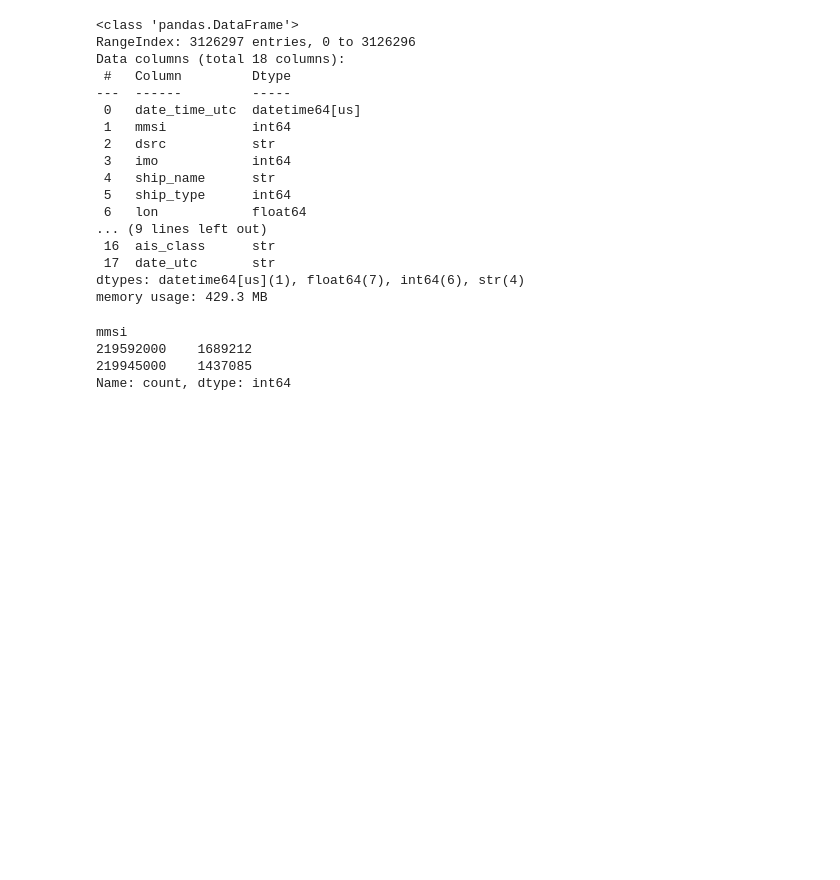
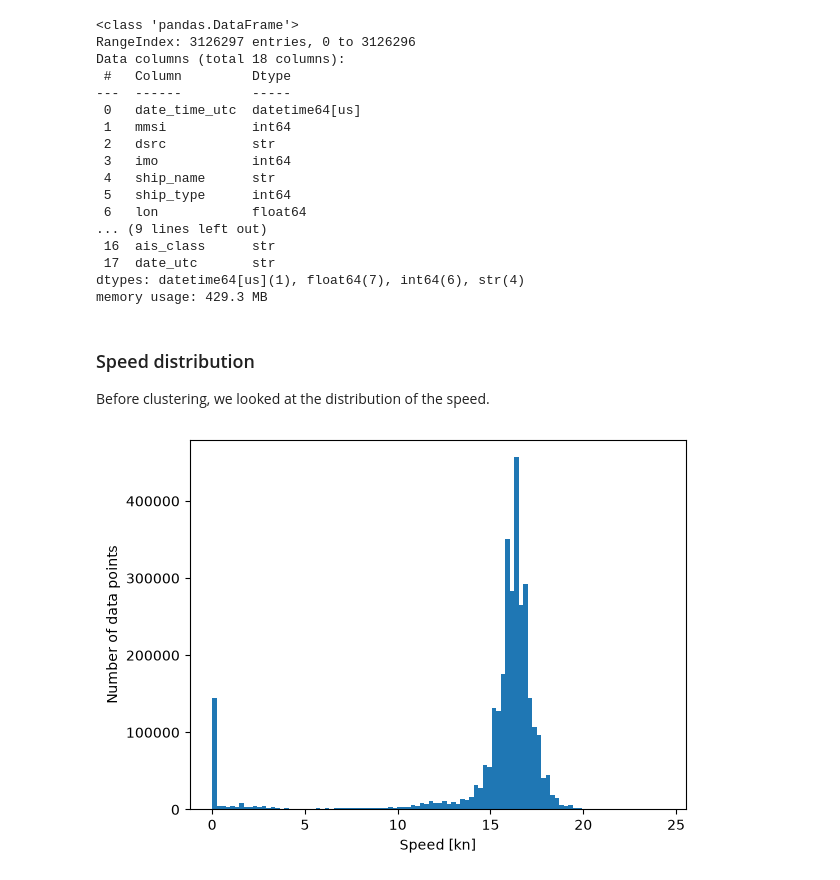
Before and after one commit to SiggyHacker/tmr12-project-, a Jupyter notebook: Notebooks/03_ML_model.ipynb, the cells around one changed output. Cells and saved outputs as stored; diff of their text form; code cells hidden in the pictures; blank space fills up the shorter version.

Commit message:
Add K-means clustering on speed to ML notebook
Co-Authored-By: Claude Opus 5.5 <noreply@anthropic.com>

```diff
--- a/Notebooks/03_ML_model.ipynb
+++ b/Notebooks/03_ML_model.ipynb
@@ -46,10 +46,13 @@ Data columns (total 18 columns):
  17  date_utc       str
 dtypes: datetime64[us](1), float64(7), int64(6), str(4)
 memory usage: 429.3 MB
-# %%
-aisdata.mmsi.value_counts()
-# %% [output]
-mmsi
-219592000    1689212
-219945000    1437085
-Name: count, dtype: int64
+# %% [markdown]
+### Speed distribution
+Before clustering, we looked at the distribution of the speed.
+# %%
+plt.hist(aisdata["speed"], bins=100)
+plt.xlabel("Speed [kn]")
+plt.ylabel("Number of data points")
+plt.show()
+# %% [output]
+[figure, added]
```
Also changed, not shown: parts of 11 cells of this notebook.
